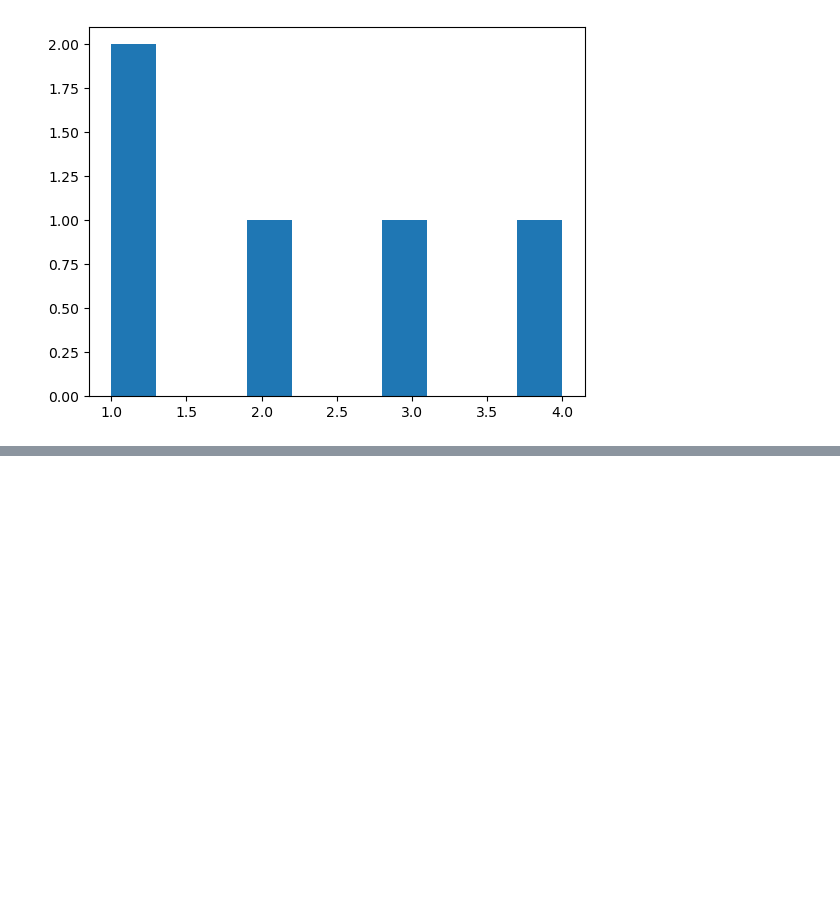
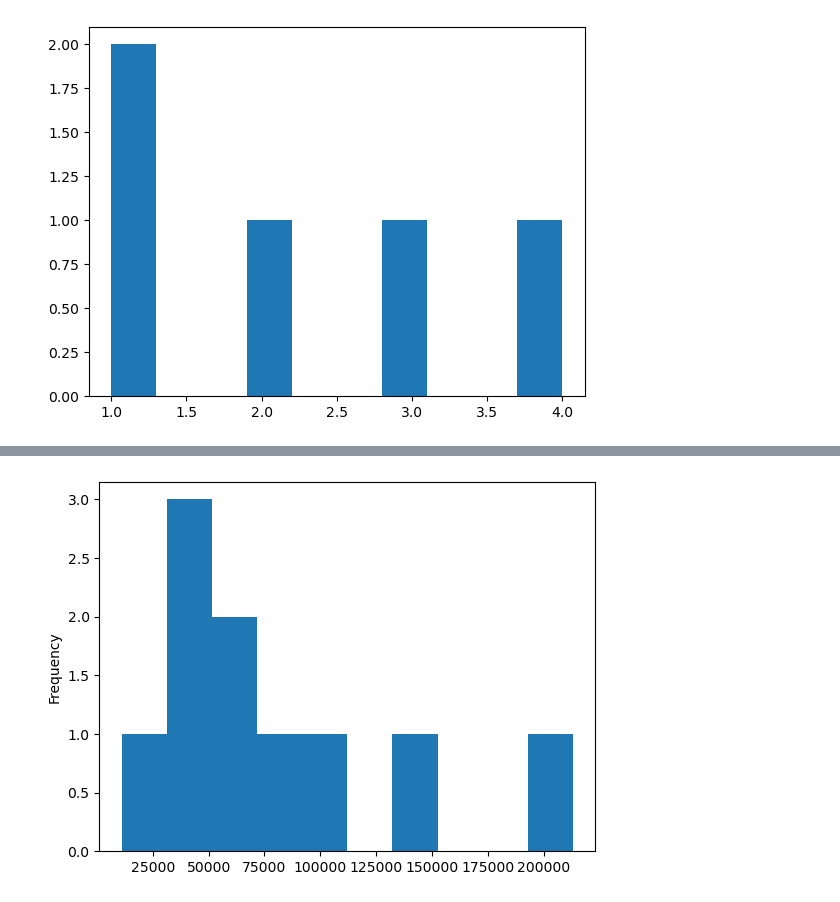
Before and after one commit to anirudhk27/Learning-Matplotlib, a Jupyter notebook: Introduction To Matplotlib.ipynb, the cells around one changed output, grey strips where cells are left out. Cells and saved outputs as stored; diff of their text form; code cells hidden in the pictures; blank space fills up the shorter version.

```diff
--- a/Introduction To Matplotlib.ipynb
+++ b/Introduction To Matplotlib.ipynb
@@ -81,0 +180,4 @@ ax.hist(x);
+# %%
+car_sales["Odometer (KM)"].plot.hist();
+# %% [output]
+[figure, added]
```
Also changed, not shown: parts of 24 cells of this notebook.
